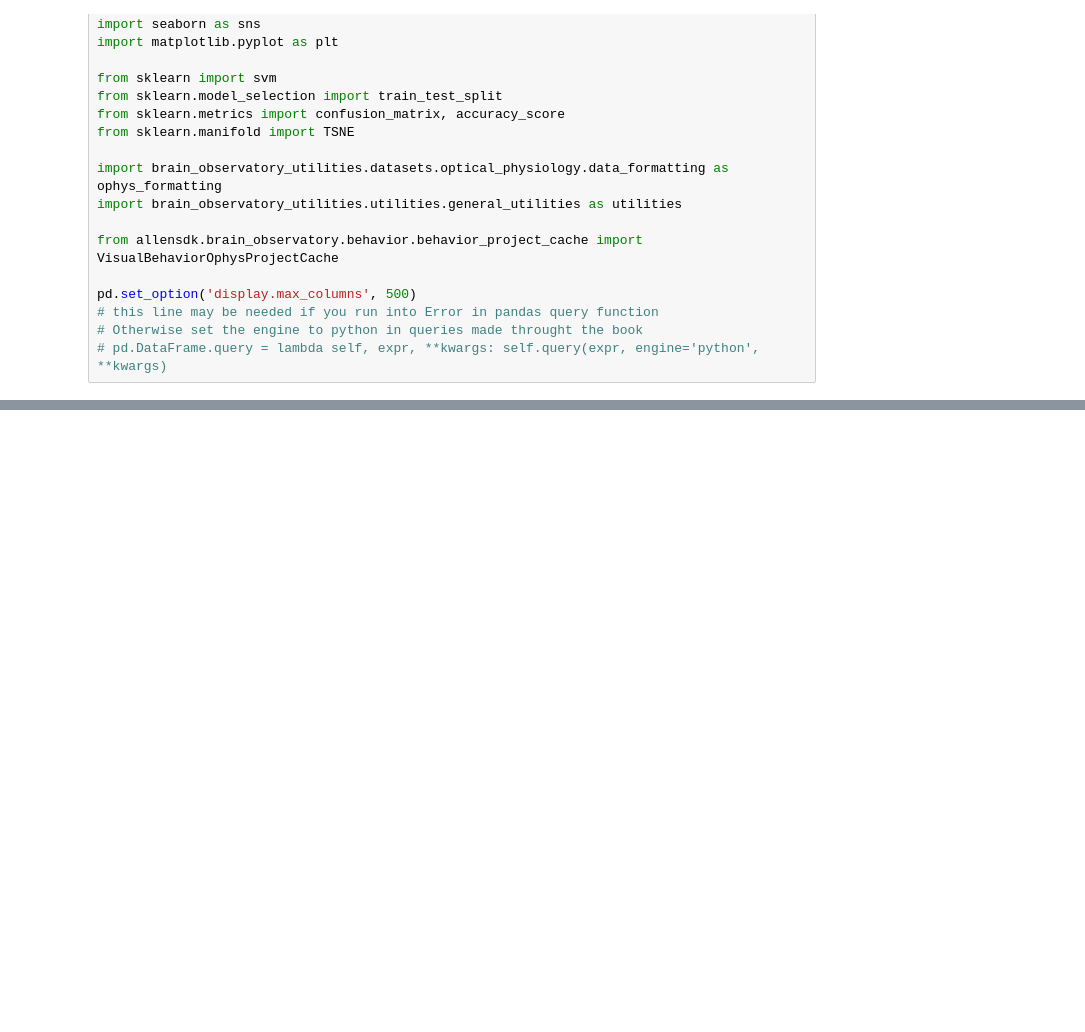
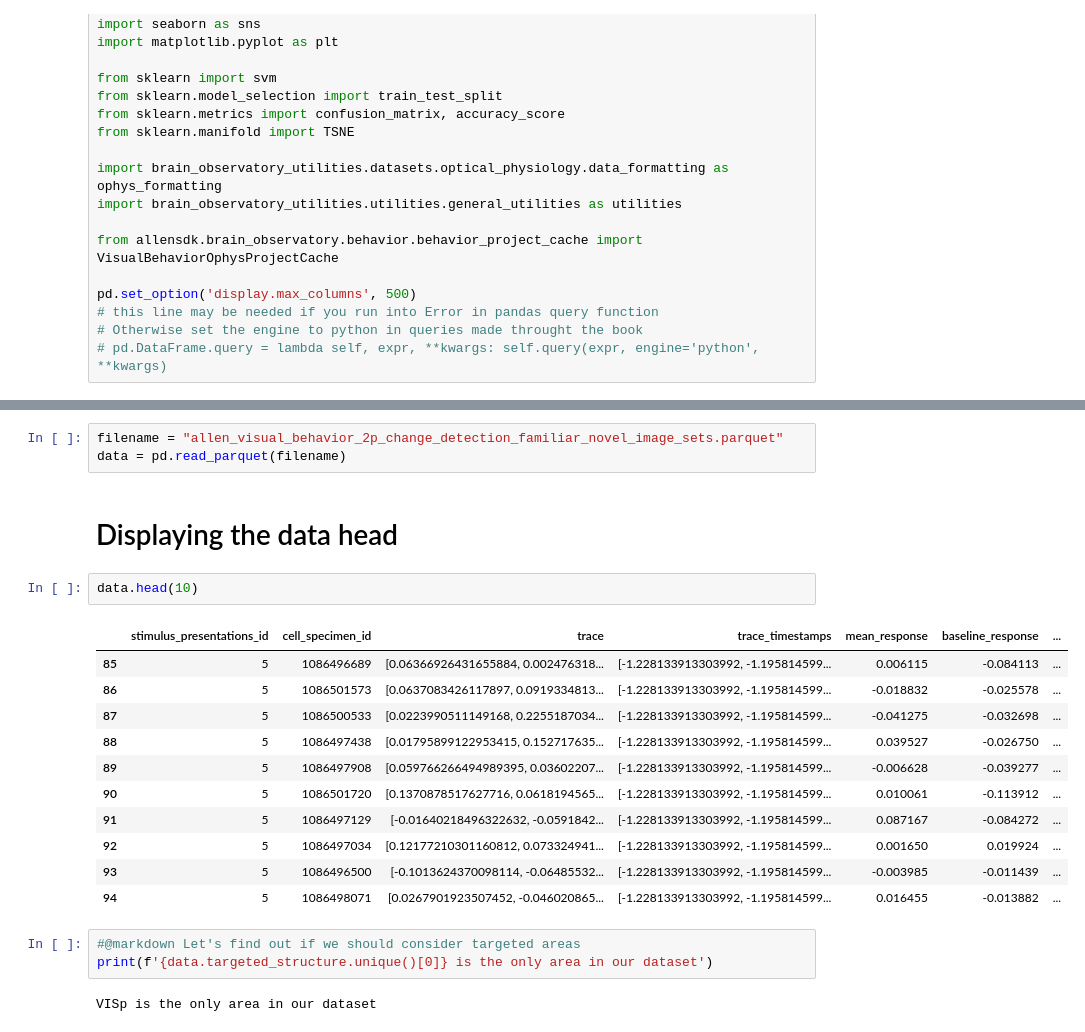
Before and after one commit to yeticheese/NMA_2024_Zealous_Sedum_CN, a Jupyter notebook: notebooks/A_Preprocessing.ipynb, the cells around one changed output, grey strips where cells are left out. Saved outputs shown, nothing was run; the diff lists cells and outputs as text; blank space fills up the shorter version.

```diff
--- a/notebooks/A_Preprocessing.ipynb
+++ b/notebooks/A_Preprocessing.ipynb
@@ -44,0 +64,24 @@ pd.set_option('display.max_columns', 500)
+# %%
+filename = "allen_visual_behavior_2p_change_detection_familiar_novel_image_sets.parquet"
+data = pd.read_parquet(filename)
+# %% [markdown]
+# Displaying the data head
+# %%
+data.head(10)
+# %% [output]
+|  | stimulus_presentations_id | cell_specimen_id | trace | trace_timestamps | mean_response | baseline_response | ... |
+| 85 | 5 | 1086496689 | [0.06366926431655884, 0.002476318... | [-1.228133913303992, -1.195814599... | 0.006115 | -0.084113 | ... |
+| 86 | 5 | 1086501573 | [0.0637083426117897, 0.0919334813... | [-1.228133913303992, -1.195814599... | -0.018832 | -0.025578 | ... |
+| 87 | 5 | 1086500533 | [0.0223990511149168, 0.2255187034... | [-1.228133913303992, -1.195814599... | -0.041275 | -0.032698 | ... |
+| 88 | 5 | 1086497438 | [0.01795899122953415, 0.152717635... | [-1.228133913303992, -1.195814599... | 0.039527 | -0.026750 | ... |
+| 89 | 5 | 1086497908 | [0.059766266494989395, 0.03602207... | [-1.228133913303992, -1.195814599... | -0.006628 | -0.039277 | ... |
+| 90 | 5 | 1086501720 | [0.1370878517627716, 0.0618194565... | [-1.228133913303992, -1.195814599... | 0.010061 | -0.113912 | ... |
+| 91 | 5 | 1086497129 | [-0.01640218496322632, -0.0591842... | [-1.228133913303992, -1.195814599... | 0.087167 | -0.084272 | ... |
+| 92 | 5 | 1086497034 | [0.12177210301160812, 0.073324941... | [-1.228133913303992, -1.195814599... | 0.001650 | 0.019924 | ... |
+| 93 | 5 | 1086496500 | [-0.1013624370098114, -0.06485532... | [-1.228133913303992, -1.195814599... | -0.003985 | -0.011439 | ... |
+| 94 | 5 | 1086498071 | [0.0267901923507452, -0.046020865... | [-1.228133913303992, -1.195814599... | 0.016455 | -0.013882 | ... |
+# %%
+#@markdown Let's find out if we should consider targeted areas
+print(f'{data.targeted_structure.unique()[0]} is the only area in our dataset')
+# %% [output]
+VISp is the only area in our dataset
```
Also changed, not shown: parts of 10 cells of this notebook.
